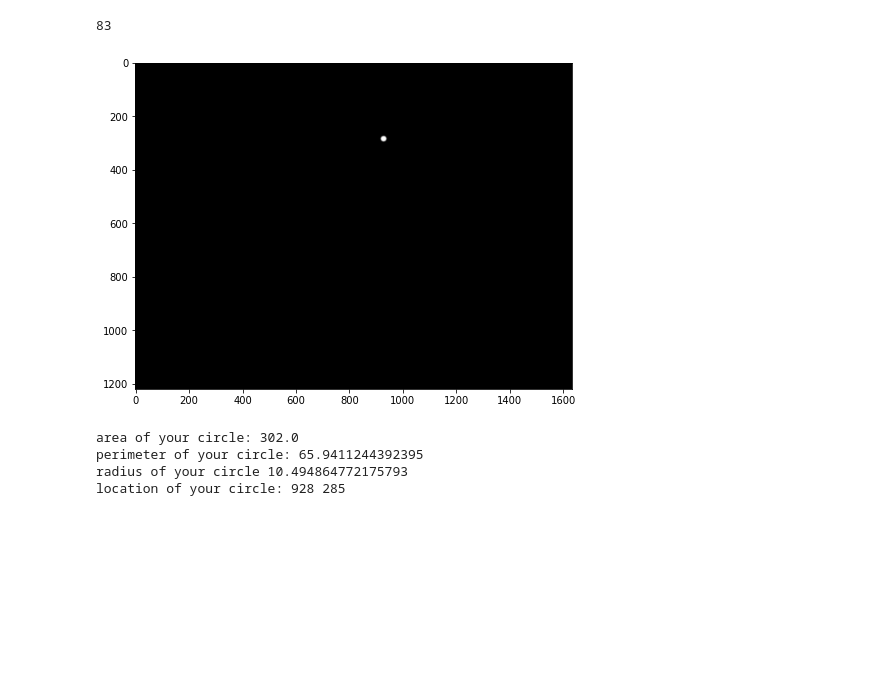
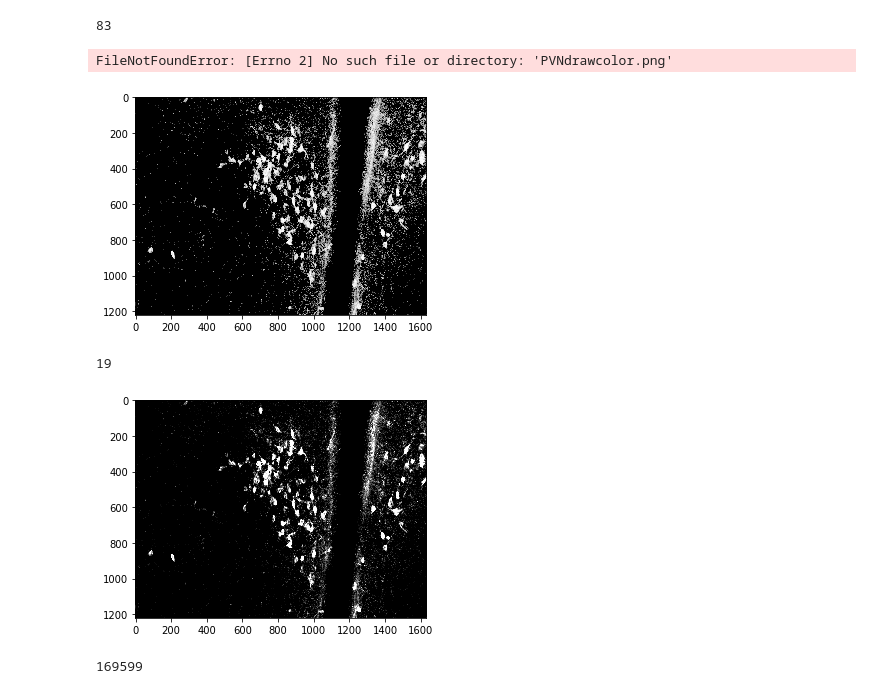
Before and after one commit to alexiawilliams/pythonfinalproject, a Jupyter notebook: CellectorUpdate.ipynb, the cells around one changed output. Cells and saved outputs as stored; diff of their text form; code cells hidden in the pictures; blank space fills up the shorter version.

```diff
--- a/CellectorUpdate.ipynb
+++ b/CellectorUpdate.ipynb
@@ -75,8 +71,6 @@ class cellector:
         # that range, rids of anything not in that range, and then reports back the number of remaining objects.
 
 
-
-
     def smallcell(self):
         gray1_file = 'PVNdrawcolor.png'                   #loads in new image with user drawing on it
         gray1 = sk.io.imread(gray1_file)                  #reads in image
@@ -113,6 +107,36 @@ class cellector:
         print('location of your circle:',cx,cy) #prints coordinates for verification it was their circle they drew
 
 
+        #This function then returns the variable min_radius as a parameter which can be used in future functions as requirement
 
-        #This function then returns the variable min_radius as a parameter which can be used in future functions as requirement
+
+ ### various cell counting based on histogram equalization techniques
+    def hist_equalize(self):
+        gray = cv.cvtColor(image, cv.COLOR_BGR2GRAY)
+        img_eq = exposure.equalize_hist(gray)
+        plt.imshow(img_eq, cmap = 'gray')
+        plt.show()
+
+        labels = measure.label(img_eq)
+        print(labels.max())
+
+    def contrast_stretch(self):
+        gray = cv.cvtColor(image, cv.COLOR_BGR2GRAY)
+        p2, p98 = np.percentile(gray, (2, 98))
+        img_rescale = exposure.rescale_intensity(gray, in_range=(p2, p98))
+        plt.imshow(img_rescale, cmap = 'gray')
+        plt.show()
+
+        labels = measure.label(img_rescale)
+        print(labels.max())
+
+
+    def adapt_equalization(self):
+        gray = cv.cvtColor(image, cv.COLOR_BGR2GRAY)
+        img_adapteq = exposure.equalize_adapthist(gray, clip_limit=0.03)
+        plt.imshow(img_adapteq, cmap = 'gray')
+        plt.show()
+
+        labels = measure.label(img_adapteq)
+        print(labels.max())
 # %%
@@ -143,8 +169,14 @@ pvncounts.morph_count()
 # %%
 pvncounts.smallcell()
 # %% [output]
-[figure, removed]
-area of your circle: 302.0
-perimeter of your circle: 65.9411244392395
-radius of your circle 10.494864772175793
-location of your circle: 928 285
+FileNotFoundError: [Errno 2] No such file or directory: 'PVNdrawcolor.png'
+# %%
+pvncounts.hist_equalize()
+# %% [output]
+[figure, added]
+19
+# %%
+pvncounts.contrast_stretch()
+# %% [output]
+[figure, added]
+169599
```
Also changed, not shown: parts of 6 cells of this notebook.
